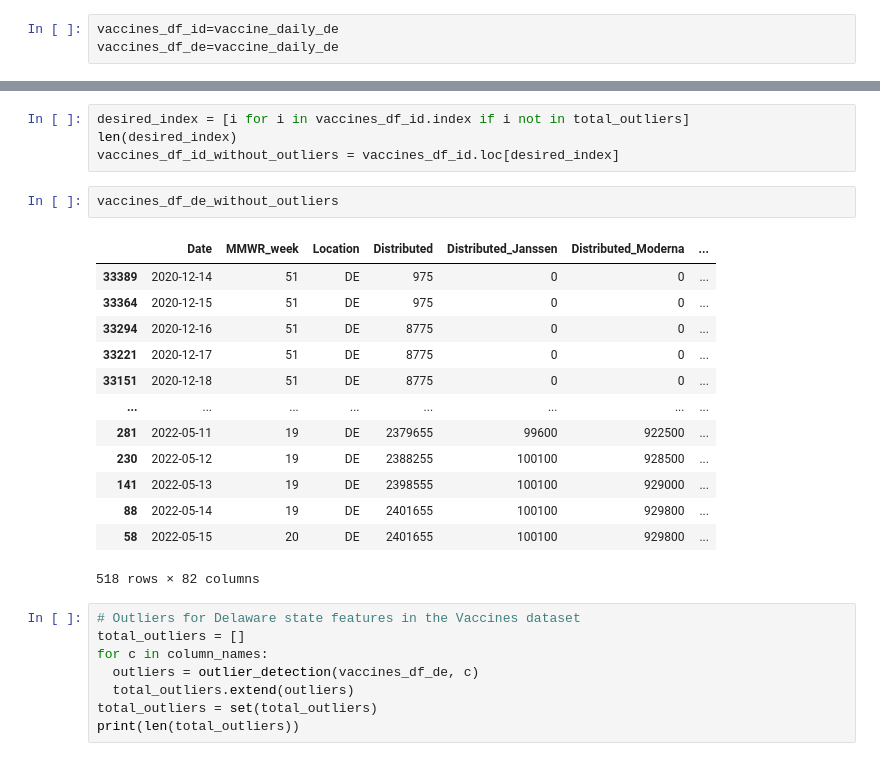
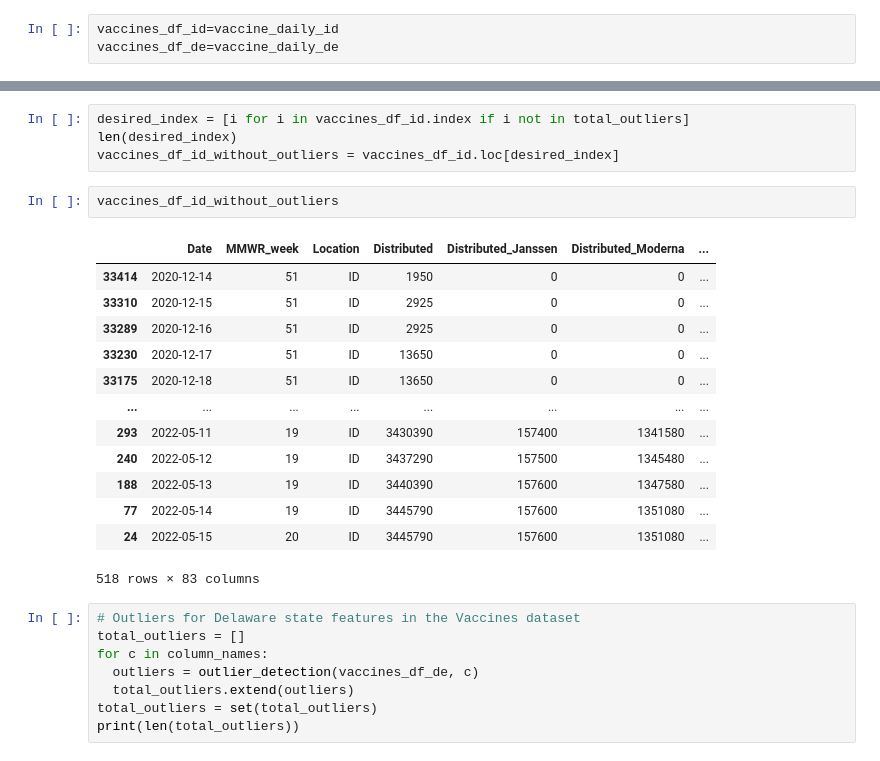
Before and after one commit to harika20/CSE544_project_spring22, a Jupyter notebook: data_cleaning_outlier_detection.ipynb, the cells around one changed output, grey strips where cells are left out. Cells and saved outputs as stored; diff of their text form.

```diff
--- a/data_cleaning_outlier_detection.ipynb
+++ b/data_cleaning_outlier_detection.ipynb
@@ -249,7 +249,7 @@ cases_df_id_de_daily_id_final
 | 1356 | 373 | 3 | 2022-05-13 | ID | 373 | 97.0 | 3 | 0.0 | ... |
 759 rows × 17 columns
 # %%
-vaccines_df_id=vaccine_daily_de
+vaccines_df_id=vaccine_daily_id
 vaccines_df_de=vaccine_daily_de
 # %% [markdown]
 ##Data Cleaning Issues
@@ -405,22 +405,22 @@ print(len(total_outliers))
 desired_index = [i for i in vaccines_df_id.index if i not in total_outliers]
 len(desired_index)
 vaccines_df_id_without_outliers = vaccines_df_id.loc[desired_index]
-# %%
-vaccines_df_de_without_outliers
-# %% [output]
-|  | Date | MMWR_week | Location | Distributed | Distributed_Janssen | Distributed_Moderna | ... |
-| 33389 | 2020-12-14 | 51 | DE | 975 | 0 | 0 | ... |
-| 33364 | 2020-12-15 | 51 | DE | 975 | 0 | 0 | ... |
-| 33294 | 2020-12-16 | 51 | DE | 8775 | 0 | 0 | ... |
-| 33221 | 2020-12-17 | 51 | DE | 8775 | 0 | 0 | ... |
-| 33151 | 2020-12-18 | 51 | DE | 8775 | 0 | 0 | ... |
-| ... | ... | ... | ... | ... | ... | ... | ... |
-| 281 | 2022-05-11 | 19 | DE | 2379655 | 99600 | 922500 | ... |
-| 230 | 2022-05-12 | 19 | DE | 2388255 | 100100 | 928500 | ... |
-| 141 | 2022-05-13 | 19 | DE | 2398555 | 100100 | 929000 | ... |
-| 88 | 2022-05-14 | 19 | DE | 2401655 | 100100 | 929800 | ... |
-| 58 | 2022-05-15 | 20 | DE | 2401655 | 100100 | 929800 | ... |
-518 rows × 82 columns
+# %%
+vaccines_df_id_without_outliers
+# %% [output]
+|  | Date | MMWR_week | Location | Distributed | Distributed_Janssen | Distributed_Moderna | ... |
+| 33414 | 2020-12-14 | 51 | ID | 1950 | 0 | 0 | ... |
+| 33310 | 2020-12-15 | 51 | ID | 2925 | 0 | 0 | ... |
+| 33289 | 2020-12-16 | 51 | ID | 2925 | 0 | 0 | ... |
+| 33230 | 2020-12-17 | 51 | ID | 13650 | 0 | 0 | ... |
+| 33175 | 2020-12-18 | 51 | ID | 13650 | 0 | 0 | ... |
+| ... | ... | ... | ... | ... | ... | ... | ... |
+| 293 | 2022-05-11 | 19 | ID | 3430390 | 157400 | 1341580 | ... |
+| 240 | 2022-05-12 | 19 | ID | 3437290 | 157500 | 1345480 | ... |
+| 188 | 2022-05-13 | 19 | ID | 3440390 | 157600 | 1347580 | ... |
+| 77 | 2022-05-14 | 19 | ID | 3445790 | 157600 | 1351080 | ... |
+| 24 | 2022-05-15 | 20 | ID | 3445790 | 157600 | 1351080 | ... |
+518 rows × 83 columns
 # %%
 # Outliers for Delaware state features in the Vaccines dataset
 total_outliers = []
```
Also changed, not shown: parts of 2 cells of this notebook.
